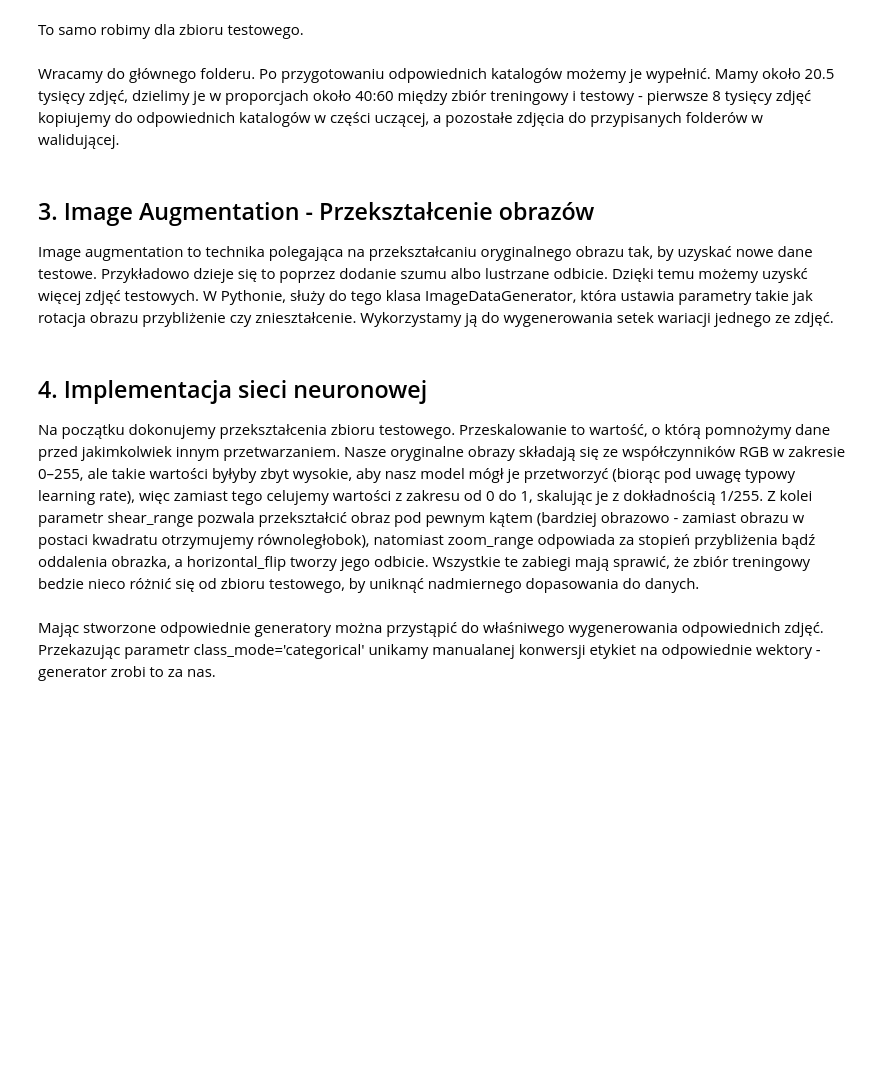
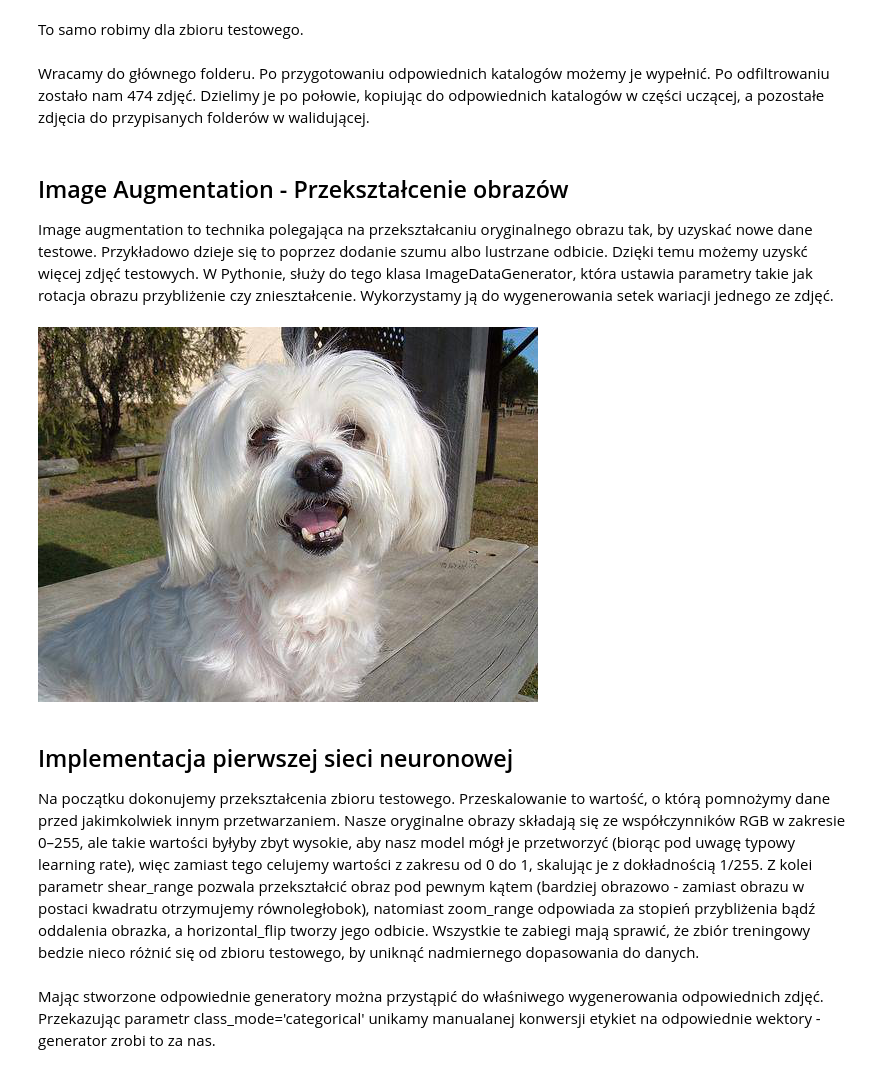
Before and after one commit to mic9410/dog-breeds-classification, a Jupyter notebook: Projekt końcowy.ipynb, the cells around one changed output. Cells and saved outputs as stored; diff of their text form; code cells hidden in the pictures; blank space fills up the shorter version.

```diff
--- a/Projekt końcowy.ipynb
+++ b/Projekt końcowy.ipynb
@@ -88,7 +119,7 @@ for curClass in classes:
     if not os.path.exists(curClass):
         os.makedirs(curClass)
 # %% [markdown]
-Wracamy do głównego folderu. Po przygotowaniu odpowiednich katalogów możemy je wypełnić. Mamy około 20.5 tysięcy zdjęć, dzielimy je w proporcjach około 40:60 między zbiór treningowy i testowy - pierwsze 8 tysięcy zdjęć kopiujemy do odpowiednich katalogów w części uczącej, a pozostałe zdjęcia do przypisanych folderów w walidującej.
+Wracamy do głównego folderu. Po przygotowaniu odpowiednich katalogów możemy je wypełnić. Po odfiltrowaniu zostało nam 474 zdjęć. Dzielimy je po połowie, kopiując do odpowiednich katalogów w części uczącej, a pozostałe zdjęcia do przypisanych folderów w walidującej.
 # %%
 os.chdir('..')
 count = 0
@@ -103,5 +135,19 @@ for item in images:
     count +=1
 # %% [markdown]
-## 3. Image Augmentation - Przekształcenie obrazów
+## Image Augmentation - Przekształcenie obrazów
 Image augmentation to technika polegająca na przekształcaniu oryginalnego obrazu tak, by uzyskać nowe dane testowe. Przykładowo dzieje się to poprzez dodanie szumu albo lustrzane odbicie. Dzięki temu możemy uzyskć więcej zdjęć testowych. W Pythonie, służy do tego klasa ImageDataGenerator, która ustawia parametry takie jak rotacja obrazu przybliżenie czy znieształcenie. Wykorzystamy ją do wygenerowania setek wariacji jednego ze zdjęć.
+# %%
+datagen = ImageDataGenerator(
+        rotation_range=50,
+        width_shift_range=0.32,
+        height_shift_range=0.23,
+        shear_range=0.32,
+        zoom_range=0.33,
+        horizontal_flip=True,
+        fill_mode='nearest')
+
+img = load_img('training_images/maltese_dog/1c0d254ae49836d3365bec5e9f663550.jpg')
+img
+# %% [output]
+[figure, added]
 # %%
@@ -130,6 +166,6 @@ for batch in datagen.flow(x, batch_size=1,
         break  # W przeciwnym pzypadku generator będzie działać w nieskonczoność
 # %% [markdown]
-## 4. Implementacja sieci neuronowej
+## Implementacja pierwszej sieci neuronowej
 Na początku dokonujemy przekształcenia zbioru testowego. Przeskalowanie to wartość, o którą pomnożymy dane przed jakimkolwiek innym przetwarzaniem. Nasze oryginalne obrazy składają się ze współczynników RGB w zakresie 0–255, ale takie wartości byłyby zbyt wysokie, aby nasz model mógł je przetworzyć (biorąc pod uwagę typowy learning rate), więc zamiast tego celujemy wartości z zakresu od 0 do 1, skalując je z dokładnością 1/255. Z kolei parametr shear_range pozwala przekształcić obraz pod pewnym kątem (bardziej obrazowo - zamiast obrazu w postaci kwadratu otrzymujemy równoległobok), natomiast zoom_range odpowiada za stopień przybliżenia bądź oddalenia obrazka, a horizontal_flip tworzy jego odbicie. Wszystkie te zabiegi mają sprawić, że zbiór treningowy bedzie nieco różnić się od zbioru testowego, by uniknąć nadmiernego dopasowania do danych.
 # %%
 #Train datagen tworzy generator danych testowych
```
Also changed, not shown: parts of 98 cells of this notebook.
